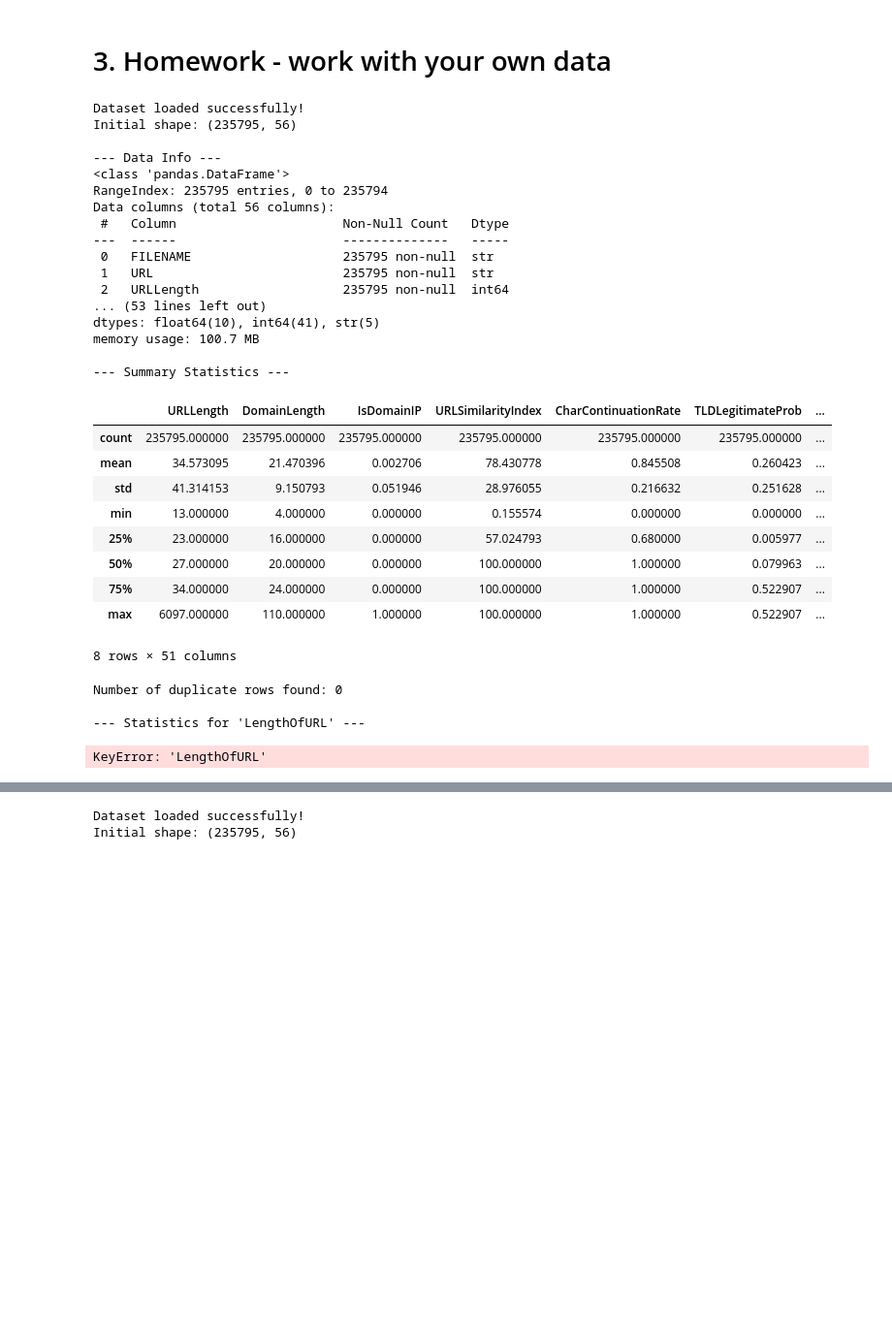
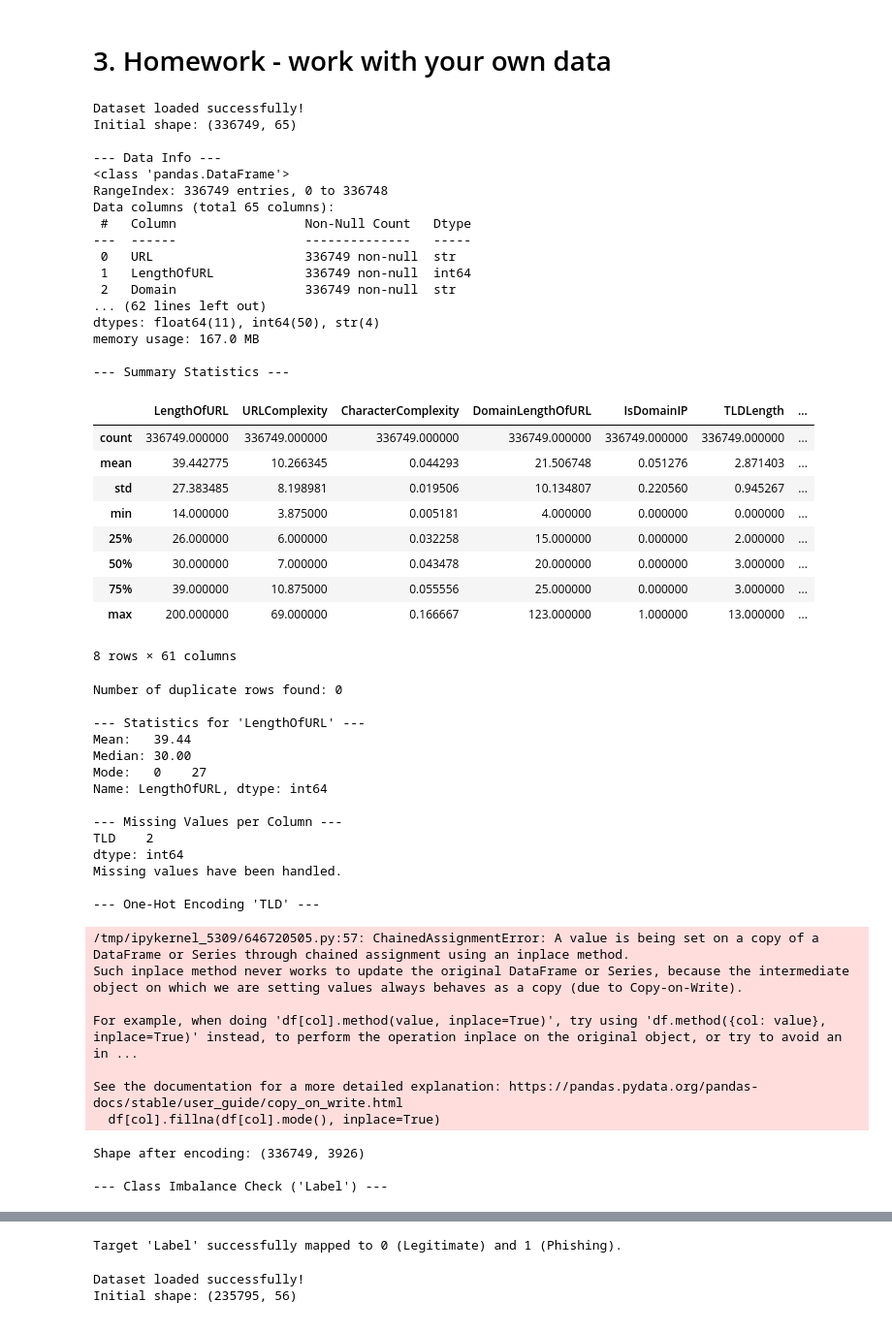
Before and after one commit to yy714x/Module-B-semester-2, a Jupyter notebook: Week2.ipynb, the cells around one changed output, grey strips where cells are left out. Shown at 97% size. Drawn from its saved outputs; the diff is of its cells as text; code cells hidden in the pictures; blank space fills up the shorter version.

```diff
--- a/Week2.ipynb
+++ b/Week2.ipynb
@@ -17,7 +17,7 @@ import seaborn as sns
 # ---------------------------------------------------------
 # 1. Load the Dataset
 # ---------------------------------------------------------
-df = pd.read_csv('PhiUSIIL_Phishing_URL_Dataset.csv')
+df = pd.read_csv('StealthPhisher2025.csv')
 
 print("Dataset loaded successfully!")
 print(f"Initial shape: {df.shape}\n")
@@ -95,55 +95,75 @@ class_percentages = df['Label'].value_counts(normalize=True) * 100
 
 imbalance_df = pd.DataFrame({
     'Count': class_counts,
     'Percentage (%)': class_percentages
 })
 display(imbalance_df)
 
 # Quick visualization of the class imbalance
 plt.figure(figsize=(6, 4))
 sns.countplot(data=df, x='Label', palette='viridis')
 plt.title('Distribution of Phishing vs. Legitimate URLs')
 plt.xlabel('Label')
 plt.ylabel('Frequency')
 # Removing top and right borders (chart junk reduction!)
 sns.despine()
 plt.show()
 
 # ---------------------------------------------------------
 # Optional Final Step: Encode the Target Label to 0 and 1
 # ---------------------------------------------------------
 # Machine learning models require numbers, not strings.
 df['Label'] = df['Label'].map({'Legitimate': 0, 'Phishing': 1})
 print("\nTarget 'Label' successfully mapped to 0 (Legitimate) and 1 (Phishing).")
 # %% [output]
 Dataset loaded successfully!
-Initial shape: (235795, 56)
+Initial shape: (336749, 65)
 
 --- Data Info ---
 <class 'pandas.DataFrame'>
-RangeIndex: 235795 entries, 0 to 235794
-Data columns (total 56 columns):
- #   Column                      Non-Null Count   Dtype
----  ------                      --------------   -----
- 0   FILENAME                    235795 non-null  str
- 1   URL                         235795 non-null  str
- 2   URLLength                   235795 non-null  int64
-... (53 lines left out)
-dtypes: float64(10), int64(41), str(5)
-memory usage: 100.7 MB
+RangeIndex: 336749 entries, 0 to 336748
+Data columns (total 65 columns):
+ #   Column                 Non-Null Count   Dtype
+---  ------                 --------------   -----
+ 0   URL                    336749 non-null  str
+ 1   LengthOfURL            336749 non-null  int64
+ 2   Domain                 336749 non-null  str
+... (62 lines left out)
+dtypes: float64(11), int64(50), str(4)
+memory usage: 167.0 MB
 
 --- Summary Statistics ---
-|  | URLLength | DomainLength | IsDomainIP | URLSimilarityIndex | CharContinuationRate | TLDLegitimateProb | ... |
-| count | 235795.000000 | 235795.000000 | 235795.000000 | 235795.000000 | 235795.000000 | 235795.000000 | ... |
-| mean | 34.573095 | 21.470396 | 0.002706 | 78.430778 | 0.845508 | 0.260423 | ... |
-| std | 41.314153 | 9.150793 | 0.051946 | 28.976055 | 0.216632 | 0.251628 | ... |
-| min | 13.000000 | 4.000000 | 0.000000 | 0.155574 | 0.000000 | 0.000000 | ... |
-| 25% | 23.000000 | 16.000000 | 0.000000 | 57.024793 | 0.680000 | 0.005977 | ... |
-| 50% | 27.000000 | 20.000000 | 0.000000 | 100.000000 | 1.000000 | 0.079963 | ... |
-| 75% | 34.000000 | 24.000000 | 0.000000 | 100.000000 | 1.000000 | 0.522907 | ... |
-| max | 6097.000000 | 110.000000 | 1.000000 | 100.000000 | 1.000000 | 0.522907 | ... |
+|  | LengthOfURL | URLComplexity | CharacterComplexity | DomainLengthOfURL | IsDomainIP | TLDLength | ... |
+| count | 336749.000000 | 336749.000000 | 336749.000000 | 336749.000000 | 336749.000000 | 336749.000000 | ... |
+| mean | 39.442775 | 10.266345 | 0.044293 | 21.506748 | 0.051276 | 2.871403 | ... |
+| std | 27.383485 | 8.198981 | 0.019506 | 10.134807 | 0.220560 | 0.945267 | ... |
+| min | 14.000000 | 3.875000 | 0.005181 | 4.000000 | 0.000000 | 0.000000 | ... |
+| 25% | 26.000000 | 6.000000 | 0.032258 | 15.000000 | 0.000000 | 2.000000 | ... |
+| 50% | 30.000000 | 7.000000 | 0.043478 | 20.000000 | 0.000000 | 3.000000 | ... |
+| 75% | 39.000000 | 10.875000 | 0.055556 | 25.000000 | 0.000000 | 3.000000 | ... |
+| max | 200.000000 | 69.000000 | 0.166667 | 123.000000 | 1.000000 | 13.000000 | ... |
-8 rows × 51 columns
+8 rows × 61 columns
 Number of duplicate rows found: 0
 
 --- Statistics for 'LengthOfURL' ---
+Mean:   39.44
+Median: 30.00
+Mode:   0    27
+Name: LengthOfURL, dtype: int64
+
+--- Missing Values per Column ---
+TLD    2
+dtype: int64
+Missing values have been handled.
+
+--- One-Hot Encoding 'TLD' ---
-KeyError: 'LengthOfURL'
+/tmp/ipykernel_5309/646720505.py:57: ChainedAssignmentError: A value is being set on a copy of a DataFrame or Series through chained assignment using an inplace method.
+Such inplace method never works to update the original DataFrame or Series, because the intermediate object on which we are setting values always behaves as a copy (due to Copy-on-Write).
+
+For example, when doing 'df[col].method(value, inplace=True)', try using 'df.method({col: value}, inplace=True)' instead, to perform the operation inplace on the original object, or try to avoid an in ...
+
+See the documentation for a more detailed explanation: https://pandas.pydata.org/pandas-docs/stable/user_guide/copy_on_write.html
+  df[col].fillna(df[col].mode(), inplace=True)
+Shape after encoding: (336749, 3926)
+
+--- Class Imbalance Check ('Label') ---
@@ -150,3 +178,4 @@ KeyError: 'LengthOfURL'
+Target 'Label' successfully mapped to 0 (Legitimate) and 1 (Phishing).
 # %%
 
 
```
Also changed, not shown: parts of 1 cell of this notebook, 2 other files.
